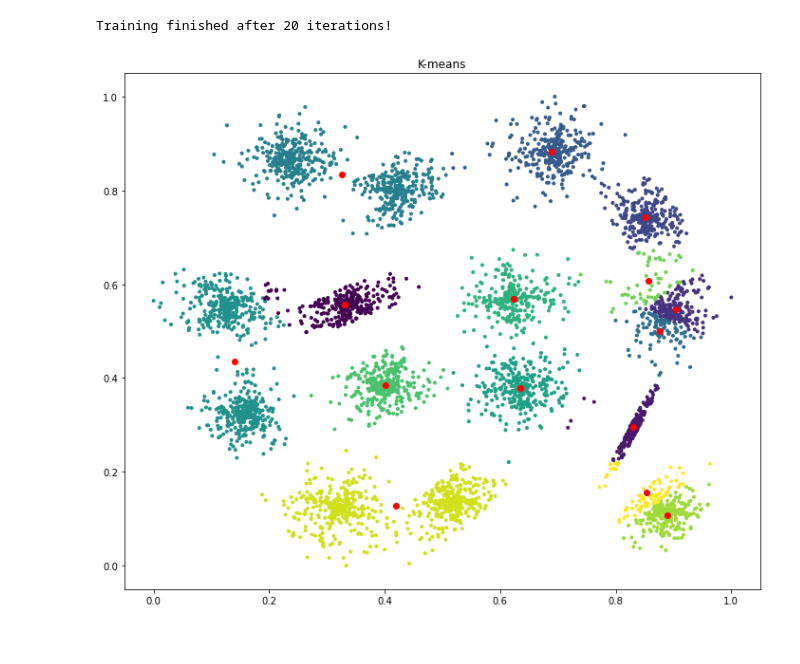
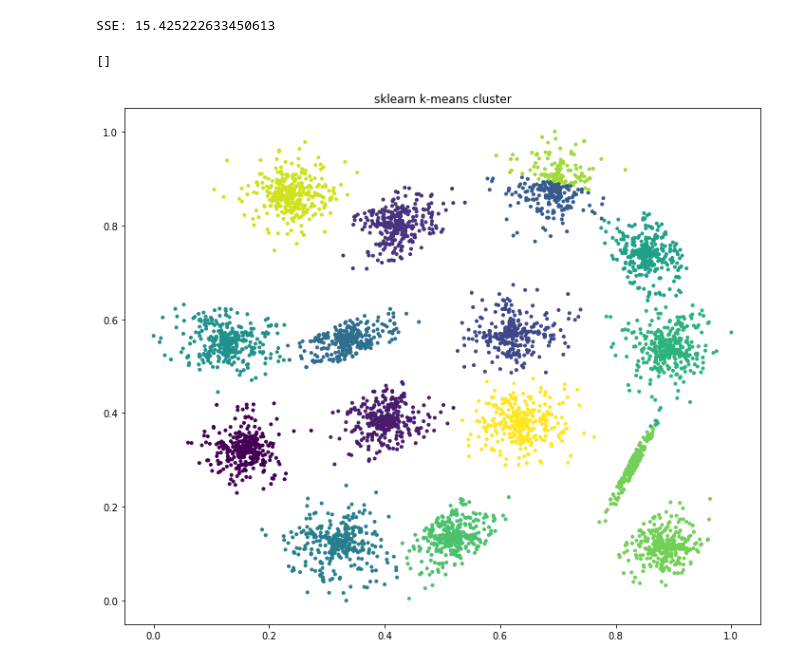
Before and after one commit to Jechin/DifferentialPrivacyLearning, a Jupyter notebook: APDPk-Means/APDPk-means-S1.ipynb, the cells around one changed output. Drawn from its saved outputs; the diff is of its cells as text; code cells hidden in the pictures.

Commit message:
Update APDPk-means code.

```diff
--- a/APDPk-Means/APDPk-means-S1.ipynb
+++ b/APDPk-Means/APDPk-means-S1.ipynb
@@ -7,5 +18,6 @@ import random
 # %%
-# Load S1 dataset
-dataset = pd.read_csv('../dataset/APDPk-S1.csv', names=['x','y'],sep=r'\s*,\s*',na_values="?",engine='python')
-dataset.tail()
+# Load S1 normalizated dataset
+data = pd.read_csv('../dataset/S1_normal.csv', names=['x','y'],sep=r'\s*,\s*',na_values="?",engine='python')
+data = np.array(data)
+print(data)
 # %% [output]
@@ -18,11 +30,0 @@ dataset.tail()
-# %%
-# Normalization dataset to [0,1]
-def normalization(list):
-    dataset=np.array(list)
-    min_max_scaler=preprocessing.MinMaxScaler()
-
-    normaldataset=min_max_scaler.fit_transform(dataset)
-    return normaldataset
-
-data = normalization(dataset)
-print(data)
@@ -268,7 +31,14 @@ Training finished after 6 iterations!
-# %%
-kmeans = KMeans()
-kmeans.fit(data)
-kmeans.plot_clusters(data)
-# %% [output]
-Training finished after 20 iterations!
-[figure, removed]
+# %%
+kmeans = KMeans(n_clusters=15,init='random')
+kmeans.fit(data)
+kmeans_sse=kmeans.inertia_
+kmeans_clusters=kmeans.labels_
+print('SSE:',kmeans_sse)
+plt.figure(figsize=(12,10))
+plt.title("sklearn k-means cluster")
+plt.scatter(data[:, 0], data[:, 1], marker='.', c=kmeans_clusters)
+plt.plot()
+# %% [output]
+SSE: 15.425222633450613
+[]
+[figure, added]
```
Also changed, not shown: parts of 10 cells of this notebook, 4 other files.
